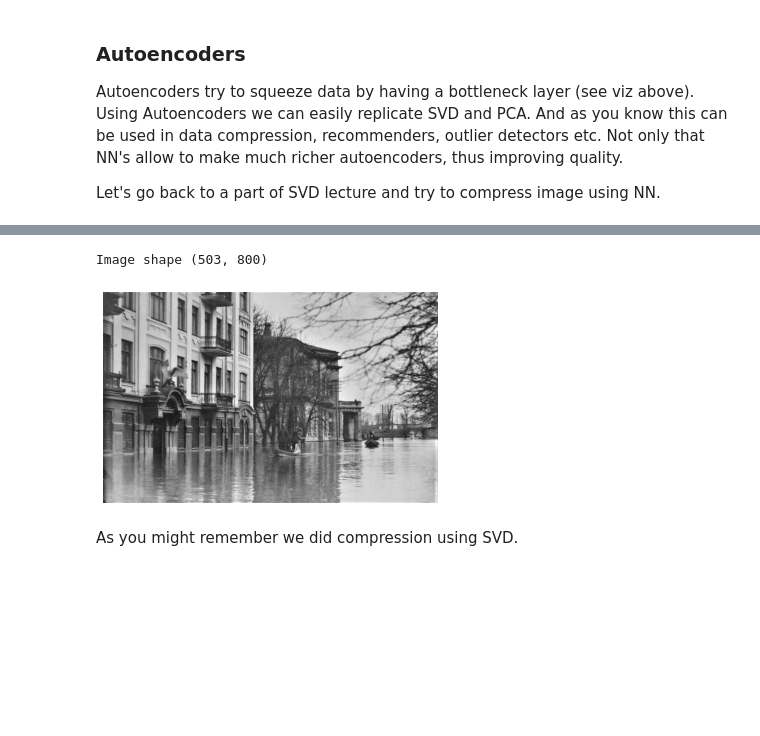
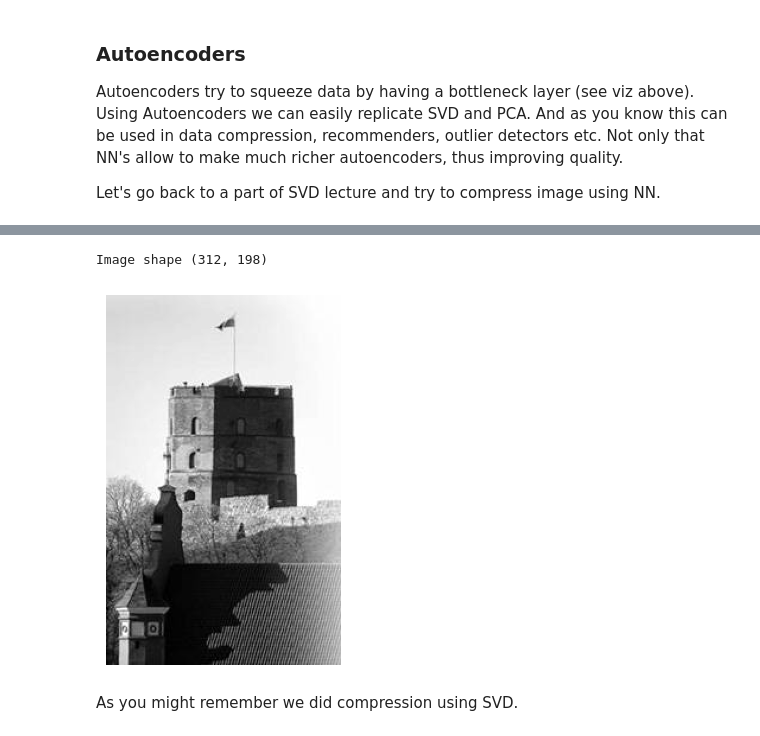
Before and after one commit to trokas/ai_primer, a Jupyter notebook: _sources/Varia.ipynb, the cells around one changed output, grey strips where cells are left out. Drawn from its saved outputs; the diff is of its cells as text; code cells hidden in the pictures; blank space fills up the shorter version.

```diff
--- a/_sources/Varia.ipynb
+++ b/_sources/Varia.ipynb
@@ -100,7 +99,7 @@ def saliency(model, single_input):
 To test this out let's make a simple dataset where *y* is averate of first two columns and third column is not used.
 # %%
 X = np.random.normal(size=(1000, 3))
-y = (X[:, 0] + X[:, 1]) / 2
+y = (X[:, 0] / 2 + X[:, 1]) / 2
 # %% [markdown]
 Now let's fit simple regression NN and look at salience.
 # %%
@@ -109,13 +108,5 @@ model.add(keras.layers.Dense(5, activation='relu'))
 model.add(keras.layers.Dense(1, activation='linear'))
 model.compile(loss='mse')
 
-model.fit(X, y, epochs=20, verbose=0)
-
-plt.figure(figsize=(12, 4))
-for i in range(10):
-    plt.subplot(2, 5, i + 1)
-    plt.imshow(saliency(model, X[[i]]))
-
-plt.tight_layout()
-plt.show()
+model.fit(X, y, epochs=50, verbose=0)
 # %% [output]
@@ -145,10 +158,12 @@ def plot(X):
 # %%
-X = cv2.imread('img/flud.jpg', cv2.IMREAD_GRAYSCALE)
+img = Image.open('castle.jpg')
+img.load()
+X = np.asarray(img, dtype="int32")
 print(f'Image shape {X.shape}')
 plot(X)
 # %% [output]
-Image shape (503, 800)
+Image shape (312, 198)
-[figure, old version]
+[figure, new version]
 # %% [markdown]
 As you might remember we did compression using SVD.
 # %%
```
Also changed, not shown: parts of 23 cells of this notebook, 14 other files.
